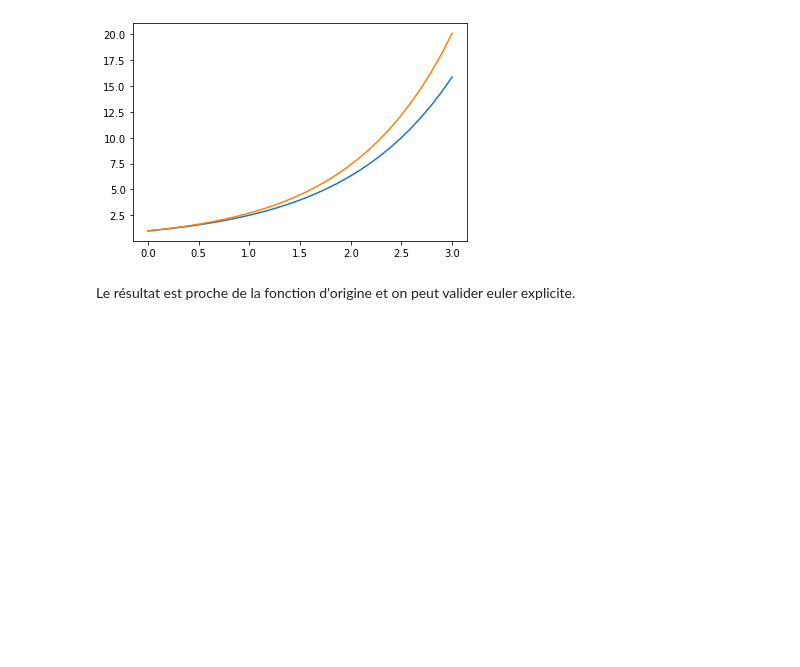
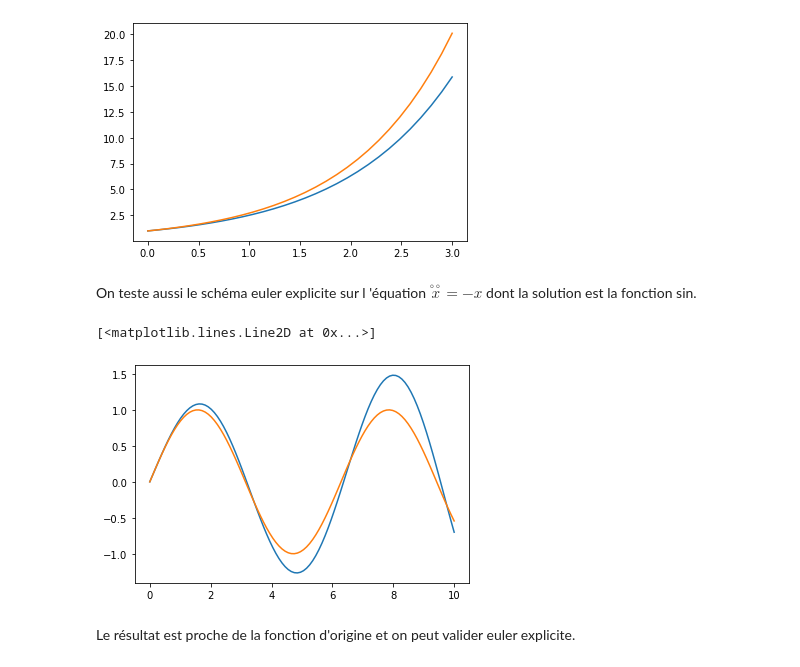
Before and after one commit to remymart/projet_equa_diff, a Jupyter notebook: equa_diff.ipynb, the cells around one changed output. Cells and saved outputs as stored; diff of their text form; code cells hidden in the pictures; blank space fills up the shorter version.

Commit message:
test modified

```diff
--- a/equa_diff.ipynb
+++ b/equa_diff.ipynb
@@ -151,12 +151,25 @@ On commence par tester euler explicite sur l'équation différentielle $\overset
 def test(t, x):
     return x
 
+def test_2(t, x, y):
+    return np.array([y,-x])
+
 t, x = solve_euler_explicit(test, [1], 1e-1, 0, 3)
 plt.plot(t, x[0,:], label = "euler explicite")
 plt.plot(t, np.exp(t), label = "solution théorique")
 # %% [output]
 [<matplotlib.lines.Line2D at 0x...>]
 [figure]
+# %% [markdown]
+On teste aussi le schéma euler explicite sur l 'équation $\overset{\circ \circ}{x} = -x$ dont la solution est la fonction sin.
+# %%
+
+t, x = solve_euler_explicit(test_2, [0, 1], 1e-1, 0, 10)
+plt.plot(t, x[0,:], label = "euler explicite")
+plt.plot(t, np.sin(t))
+# %% [output]
+[<matplotlib.lines.Line2D at 0x...>]
+[figure, added]
 # %% [markdown]
 Le résultat est proche de la fonction d'origine et on peut valider euler explicite.
 # %% [markdown]
```
Also changed, not shown: parts of 24 cells of this notebook.
